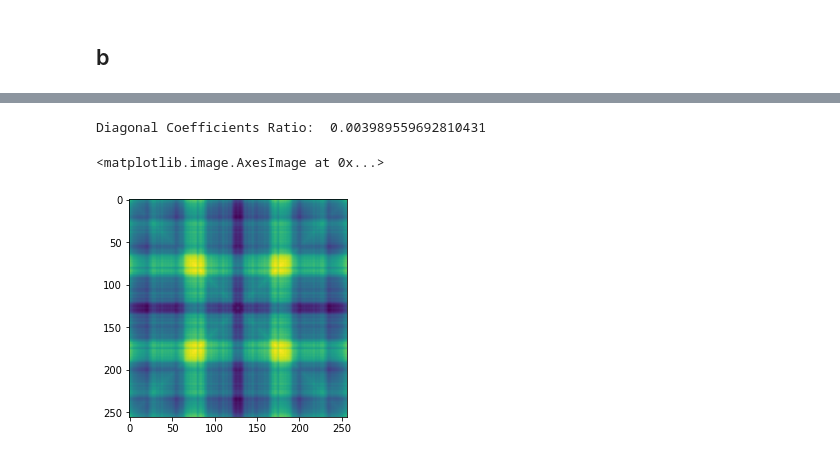
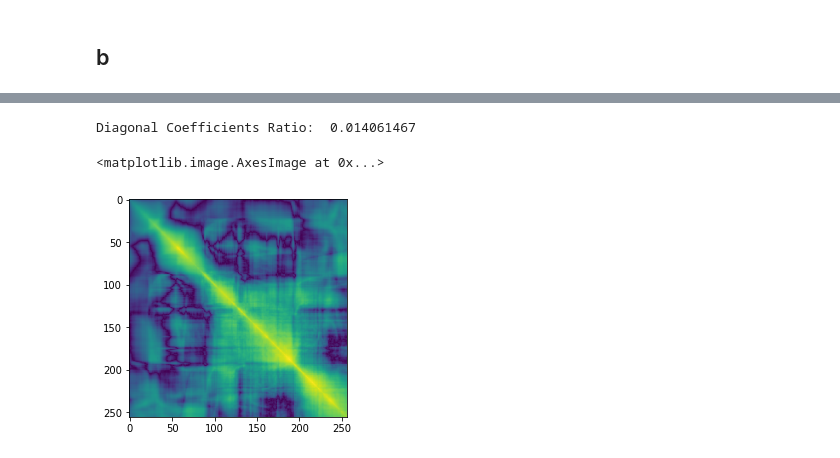
Before and after one commit to kutay-ugurlu/DigitalImageProcessing, a Jupyter notebook: HW2/HW2.ipynb, the cells around one changed output, grey strips where cells are left out. Drawn from its saved outputs; the diff is of its cells as text; code cells hidden in the pictures.

```diff
--- a/HW2/HW2.ipynb
+++ b/HW2/HW2.ipynb
@@ -107,10 +92,9 @@ Diagonal Coefficients Ratio:  0.003916604
-# %%
-img = dct(Lena)
-Cov_Lena = (img-np.mean(img)).dot((img-np.mean(img)).T)
-Diagonal_Coef_Ratio = np.sum(np.diag(np.abs(Cov_Lena))) / np.sum(np.abs(Cov_Lena))
-print("Diagonal Coefficients Ratio: ", Diagonal_Coef_Ratio)
-plt.imshow(np.log10(Cov_Lena))
-# %% [output]
-Diagonal Coefficients Ratio:  0.003989559692810431
-<matplotlib.image.AxesImage at 0x...>
-[figure, removed]
+# %%
+img = Lena
+Cov_Lena = cov(img)
+diagonal_coef_ratio(Cov_Lena)
+plt.imshow(np.log(1+np.abs(Cov_Lena)))
+# %% [output]
+Diagonal Coefficients Ratio:  0.014061467
+<matplotlib.image.AxesImage at 0x...>
+[figure, added]
```
Also changed, not shown: parts of 9 cells of this notebook.
